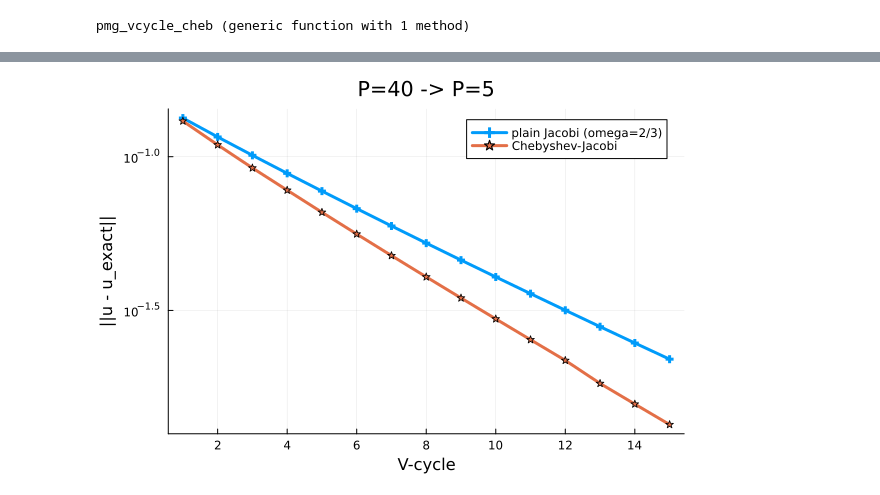
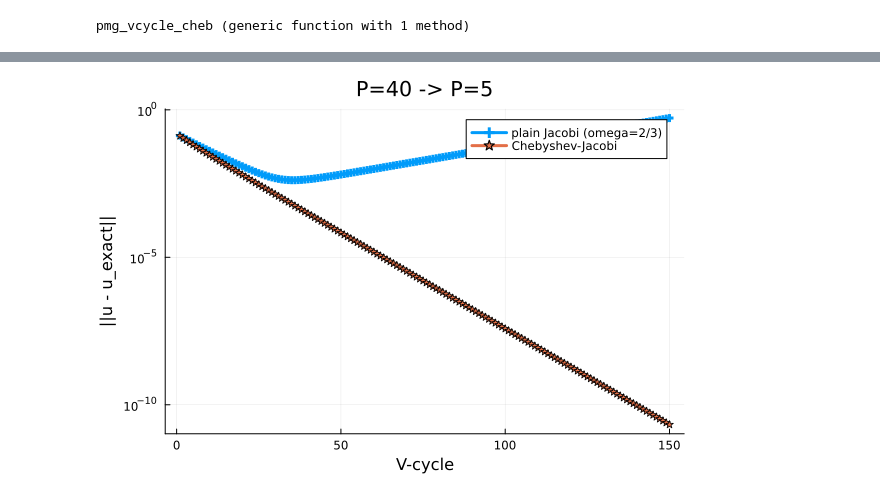
Before and after one commit to rezgarshakeri/fe-demo, a Jupyter notebook: notebooks/FEM1D.ipynb, the cells around one changed output, grey strips where cells are left out. Drawn from its saved outputs; the diff is of its cells as text; code cells hidden in the pictures.

Commit message:
Added all newton, KSP, PC steps/functions in 1D

```diff
--- a/notebooks/FEM1D.ipynb
+++ b/notebooks/FEM1D.ipynb
@@ -818,7 +845,10 @@ function general_galerkin_sym(P, Q, kappa, f, Qmode; xL=0, xR=1)
 
     @ref PETSc's MatZeroRowsColumns (src/mat/interface/matrix.c), which does
     exactly this row+column elimination (and is what you'd call instead of
-    hand-rolling A[1,:].=0; A[:,1].=0 on a real assembled PETSc Mat).
+    hand-rolling A[1,:].=0; A[:,1].=0 on a real assembled PETSc Mat). Ratel
+    does not eliminate this way: its DMs add essential boundaries on every
+    level (ratel-pmg.c:389, ratel-fem.c:592), so its vectors and operators
+    have no boundary dofs at all.
     """
     x, q, w, B, D = febasis(P, Q, Qmode)
 
@@ -851,12 +881,14 @@ function pmg_vcycle(A, b, u, Icf; nu1=2, nu2=2, omega=2/3)
 
     @ref PETSc's PCMG (src/ksp/pc/impls/mg/mg.c, PCApply_MG) implements this
     same V-cycle in general. The RAP coarse-operator step (Ac = Icf'*A*Icf)
-    corresponds to PCMGSetGalerkin(pc, PC_MG_GALERKIN_BOTH). Ratel's actual
-    p-multigrid (ratel/src/internal/ratel-pmg.c) instead re-discretizes the
-    coarse operator directly from the physics at the coarse order -- cheaper
-    and more accurate for its nonlinear operators -- so RAP (what we do here)
-    should be read as the general-purpose algebraic fallback, not what Ratel
-    itself does.
+    corresponds to PCMGSetGalerkin(pc, PC_MG_GALERKIN_BOTH). Ratel does not
+    call that, and its coarse operator is still the same one on interior
+    dofs: libCEED reuses the fine quadrature points and data with the coarser
+    basis (CeedOperatorMultigridLevelCreate), which equals this triple product
+    because the spaces are nested. The difference is cost. Ratel applies each
+    level matrix-free and assembles only the coarsest, once per Jacobian
+    (RatelPCSetUp_PMG, ratel-pmg.c:738), while this function rebuilds Ac on
+    every call.
     """
     Ifc = Icf'  # restriction = transpose of prolongation (variational/Galerkin choice)
 
@@ -1228,8 +1297,9 @@ function estimate_lambda_max(A; niter=20)
     of matvecs -- no eigendecomposition needed).
 
     @ref PETSc's KSPChebyshevEstEigSet (src/ksp/ksp/impls/cheby/cheby.c) does
-    the analogous automatic estimate, using a few iterations of an inner
-    Krylov method (CG for SPD systems) instead of plain power iteration.
+    the analogous automatic estimate, using 10 iterations of an inner Krylov
+    method (CG for SPD systems) instead of plain power iteration, and repeats
+    it only when the matrix changes.
     """
     dinv = 1 ./ diag(A)
     x = randn(size(A,1))
@@ -1315,17 +1391,21 @@ end
 # %% [output]
 chebyshev_jacobi_smooth (generic function with 1 method)
 # %%
-function pmg_vcycle_cheb(A, b, u, Icf; nu1=2, nu2=2)
+function pmg_vcycle_cheb(A, b, u, Icf; nu1=2, nu2=2, lambda_est=estimate_lambda_max(A))
     """
     Same two-grid V-cycle as pmg_vcycle, but with Chebyshev-accelerated
     Jacobi smoothing (targeting the upper [0.1, 1.1]*lambda_max part of the
     spectrum) instead of a fixed omega=2/3.
 
+    Pass lambda_est to reuse one estimate across cycles, as PETSc does. If it is
+    left out, every call makes a new estimate from a new random start, so the
+    smoother changes from cycle to cycle.
+
     @ref PETSc's PCMG (src/ksp/pc/impls/mg/mg.c) with its smoother set to
     KSPCHEBYSHEV wrapping PCJACOBI -- Ratel's actual p-multigrid smoother
     (ratel-pmg.c).
     """
-    lambda_max = 1.1 * estimate_lambda_max(A)
+    lambda_max = 1.1 * lambda_est
     lambda_min = lambda_max / 11  # = 0.1 * raw estimate
 
     Ifc = Icf'
@@ -1352,22 +1450,23 @@ $\omega$ stops being well matched to it, and `pmg_vcycle` stalls while `pmg_vcyc
 # %%
 Pf2, Pc2 = 40, 5
 A2, rhs2, x2 = general_galerkin_sym(Pf2, Pf2, kappa, f, "GAUSS")
 u_exact2 = A2 \ rhs2
 
 Icf2 = ProlongationMatrix(Pc2, Pf2)
 
 u_plain = zeros(Pf2)
 u_cheb = zeros(Pf2)
 err_plain = Float64[]
 err_cheb = Float64[]
-for it in 1:15
+lambda_est2 = estimate_lambda_max(A2)  # once per matrix, as in PETSc
+for it in 1:150
     global u_plain = pmg_vcycle(A2, rhs2, u_plain, Icf2; nu1=2, nu2=2, omega=2/3)
-    global u_cheb = pmg_vcycle_cheb(A2, rhs2, u_cheb, Icf2; nu1=2, nu2=2)
+    global u_cheb = pmg_vcycle_cheb(A2, rhs2, u_cheb, Icf2; nu1=2, nu2=2, lambda_est=lambda_est2)
     push!(err_plain, norm(u_plain - u_exact2))
     push!(err_cheb, norm(u_cheb - u_exact2))
 end
 plot(err_plain, marker=:auto, yscale=:log10, label="plain Jacobi (omega=2/3)",
     xlabel="V-cycle", ylabel="||u - u_exact||", title="P=$Pf2 -> P=$Pc2")
 plot!(err_cheb, marker=:star, label="Chebyshev-Jacobi")
 # %% [output]
-[figure, old version]
+[figure, new version]
```
Also changed, not shown: parts of 43 cells of this notebook.
